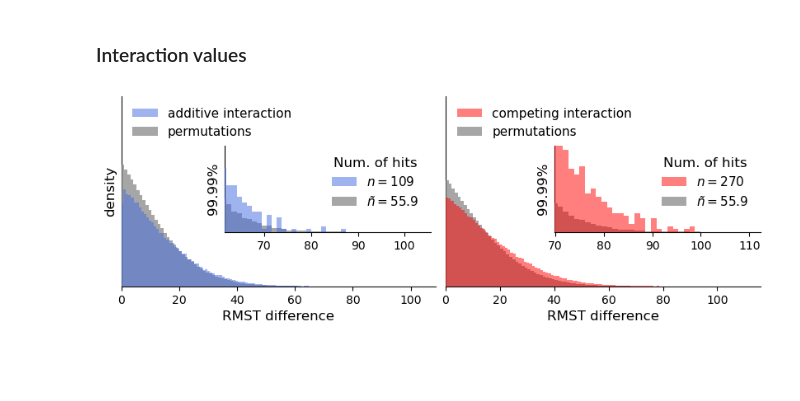
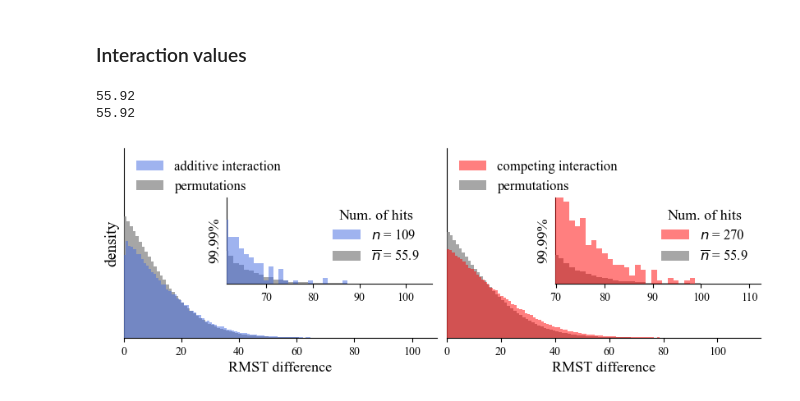
Before and after one commit to biolab/Discovery-Science-2023, a Jupyter notebook: notebooks/2.0-figure5-permutation-test.ipynb, the cells around one changed output. Saved outputs shown, nothing was run; the diff lists cells and outputs as text; code cells hidden in the pictures; blank space fills up the shorter version.

```diff
--- a/notebooks/2.0-figure5-permutation-test.ipynb
+++ b/notebooks/2.0-figure5-permutation-test.ipynb
@@ -72,8 +72,10 @@ def plot_interaction_distribution(tcga_interation_values, tcga_permutation_value
     max_value = max((zoom_int_values.max(), zoom_per_values.max())) +1
 
     #sub_axes = f.add_axes([0.45, 0.43, 0.4, 0.4])  # Creating a new axes for the zoomed-in plot
-    sub_axes.hist(tcga_interation_values, bins=BINS, color=interaction_color, zorder=5, density=True, alpha=0.5, label=f"$n={len(zoom_int_values)}$", range=(-2, max_value))
-    sub_axes.hist(tcga_permutation_values, bins=BINS, color="gray", zorder=3, density=True, alpha=0.7, label=f"$ñ={len(zoom_per_values)/len(tcga_permutations):.1f}$", range=(-2, max_value))
+    sub_axes.hist(tcga_interation_values, bins=BINS, color=interaction_color, zorder=5, density=True, alpha=0.5, label=f"$n$ = {len(zoom_int_values)}", range=(-2, max_value))
+    sub_axes.hist(tcga_permutation_values, bins=BINS, color="gray", zorder=3, density=True, alpha=0.7, label=r'$\overline{n}$'+f" = {len(zoom_per_values)/len(tcga_permutations):.1f}", range=(-2, max_value))
+
+    print(len(zoom_per_values)/len(tcga_permutations))
 
     sub_axes.set_ylim(0, top_limit_zoom)
     sub_axes.set_xlim([np.percentile(tcga_permutation_values, PERMUTATION_LIMIT), max_value +1])
@@ -83,18 +85,20 @@ def plot_interaction_distribution(tcga_interation_values, tcga_permutation_value
             a.spines[loc].set_visible(False)
         a.set_yticks([])
 
-    sub_axes.legend(fontsize=11, frameon=False, title="Num. of hits", title_fontsize=12)
-    ax.legend(fontsize=11, frameon=False, loc=2)
+    sub_axes.legend(fontsize=12, frameon=False, title="Num. of hits", title_fontsize=13)
+    ax.legend(fontsize=12, frameon=False, loc=2)
 
     for a in [ax, sub_axes]:
-        a.set_xlabel("RMST difference", fontsize=12)
-        a.set_ylabel("density", fontsize=12)
+        a.set_xlabel("RMST difference", fontsize=13)
+        a.set_ylabel("density", fontsize=14)
 
 
     # ax.set_title(f"TCGA-{TCGA_PROJECT} ({INTERACTION_COLUMN})", fontsize=14)
 # %%
 PERMUTATION_LIMIT = 99.99
 BINS = 100
+
+plt.rcParams["font.family"] = "Times New Roman"
 
 f, ax = plt.subplots(1,2, figsize=(10,3), gridspec_kw={"wspace": 0.03})
 
@@ -103,32 +107,34 @@ sub_width = 0.25
 sub_ax0 = f.add_axes([0.25, 0.33, sub_width, sub_height])
 sub_ax1 = f.add_axes([0.65, 0.33, sub_width, sub_height])
 
 
 plot_interaction_distribution(
     tcga_interation_values=tcga_interation_values_additive,
     tcga_permutation_values=tcga_permutation_values_additive,
     ax=ax[0], sub_axes=sub_ax0,
     PERMUTATION_LIMIT=PERMUTATION_LIMIT,
     BINS=BINS,
     TCGA_PROJECT=TCGA_PROJECT, INTERACTION_COLUMN="additive",
     interaction_color="royalblue"
 )
 
 plot_interaction_distribution(
     tcga_interation_values=tcga_interation_values_competitive,
     tcga_permutation_values=tcga_permutation_values_competitive,
     ax=ax[1], sub_axes=sub_ax1,
     PERMUTATION_LIMIT=PERMUTATION_LIMIT,
     BINS=BINS,
     TCGA_PROJECT=TCGA_PROJECT, INTERACTION_COLUMN="competing",
     interaction_color="red"
 )
 
 ax[1].set_ylabel(None)
 for subax in [sub_ax0, sub_ax1]:
-    subax.set_ylabel(f"{PERMUTATION_LIMIT}%")
+    subax.set_ylabel(f"{PERMUTATION_LIMIT}%", fontsize=13)
     subax.set_xlabel(None)
 
 f.savefig("../figures/figure5_permutation_test_additive-competing.pdf", dpi=500, bbox_inches="tight")
 # %% [output]
+55.92
+55.92
-[figure, old version]
+[figure, new version]
```
Also changed, not shown: parts of 1 cell of this notebook, 5 other files.
